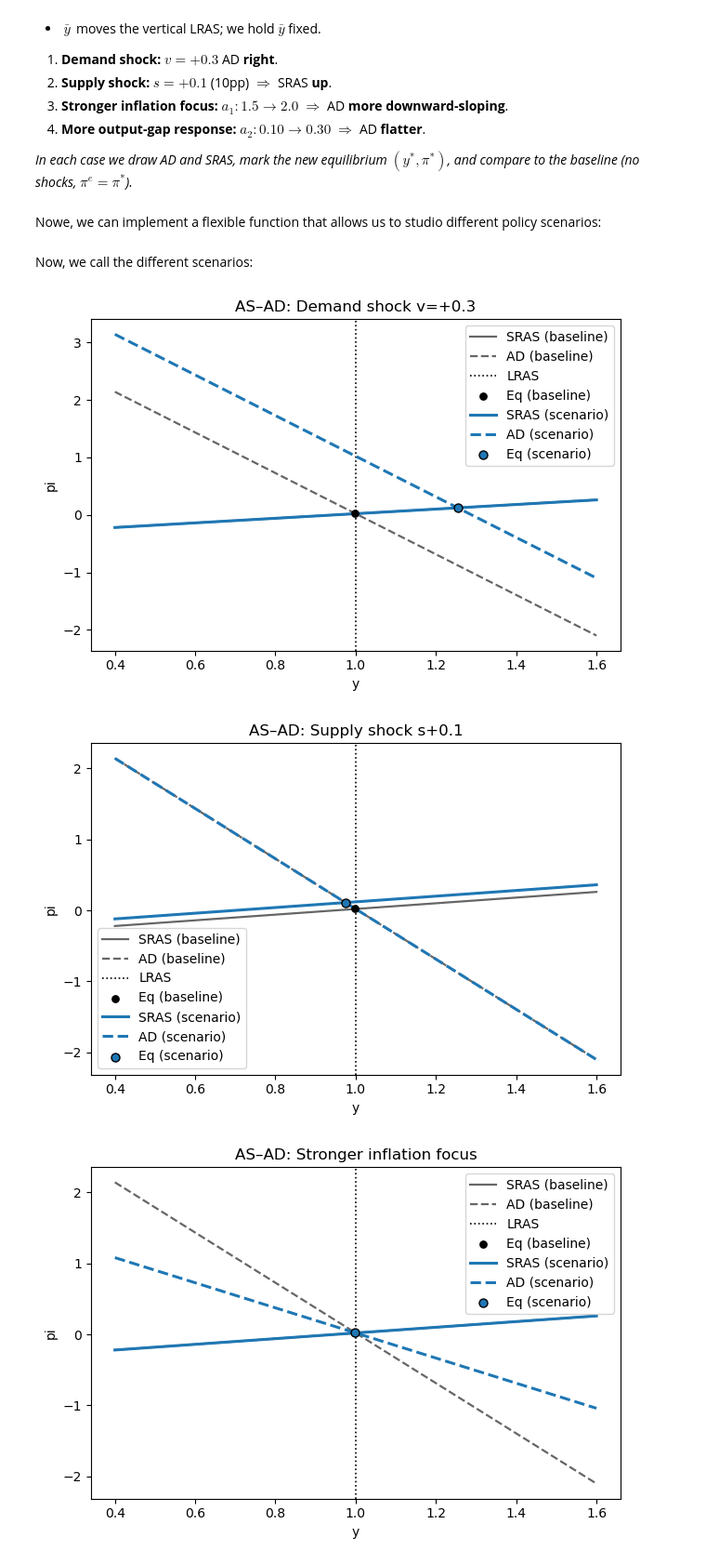
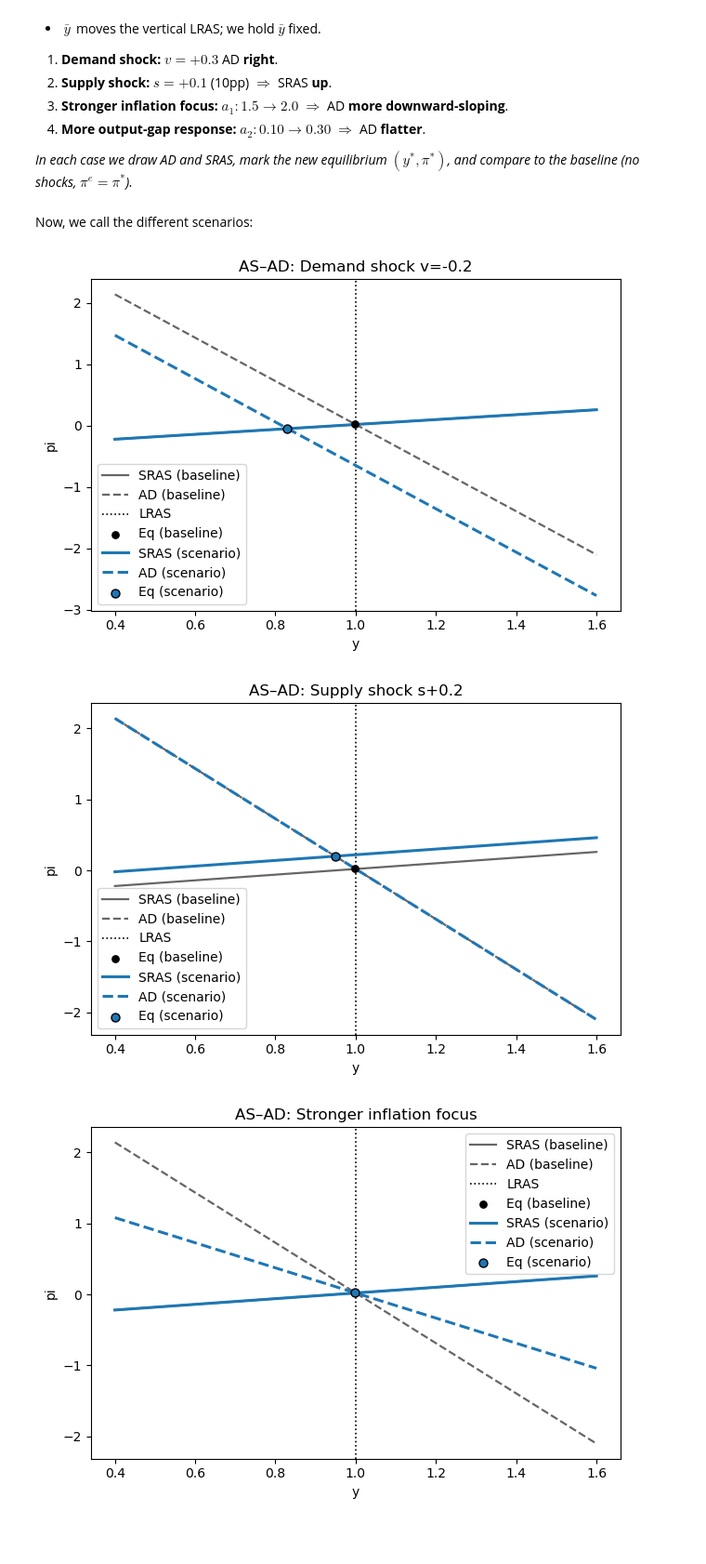
Before and after one commit to NumEconCopenhagen/ProgEcon-lectures, a Jupyter notebook: 11_ASAD/01_ASAD_closed.ipynb, the cells around one changed output. Shown at 93% size. Saved outputs shown, nothing was run; the diff lists cells and outputs as text; code cells hidden in the pictures; blank space fills up the shorter version.

```diff
--- a/11_ASAD/01_ASAD_closed.ipynb
+++ b/11_ASAD/01_ASAD_closed.ipynb
@@ -203,5 +178,3 @@ def lines_as_ad(ygrid, par, pi_e=0.02, v=0.0, s=0.0):
-# %% [markdown]
-Nowe, we can implement a flexible function that allows us to studio different policy scenarios:
 # %%
 
 def plot_policy_scenario(par, scenario, y_pad=0.6):
@@ -262,13 +235,13 @@ def plot_policy_scenario(par, scenario, y_pad=0.6):
 Now, we call the different scenarios:
 # %%
 # Demand shock
-plot_policy_scenario(par, {"name": "Demand shock v=+0.3", "d": {"v": 0.3}}, y_pad=0.6)
+plot_policy_scenario(par, {"name": "Demand shock v=-0.2", "d": {"v": -0.2}}, y_pad=0.6)
 # %% [output]
-[figure, old version]
+[figure, new version]
 # %%
-plot_policy_scenario(par, {"name": "Supply shock s+0.1", "d": {"s": 0.1}}, y_pad=0.6)
+plot_policy_scenario(par, {"name": "Supply shock s+0.2", "d": {"s": 0.2}}, y_pad=0.6)
 # %% [output]
-[figure, old version]
+[figure, new version]
 # %%
 # Stronger focus on inflation (higher a1)
 plot_policy_scenario(par, {"name": "Stronger inflation focus", "d": {"a1": 2.0}}, y_pad=0.6)
```
Also changed, not shown: parts of 4 cells of this notebook, 1 other file.
